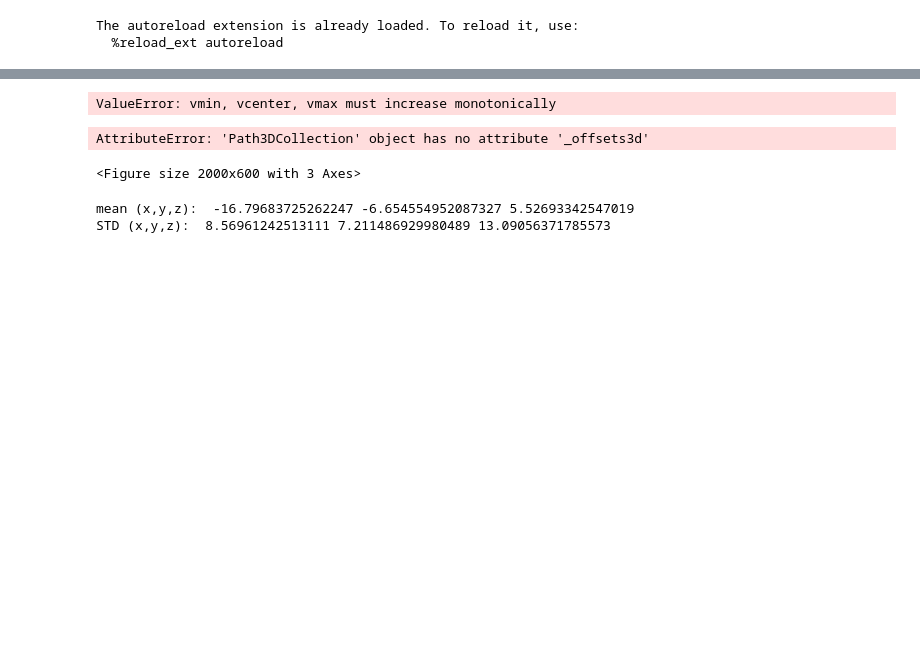
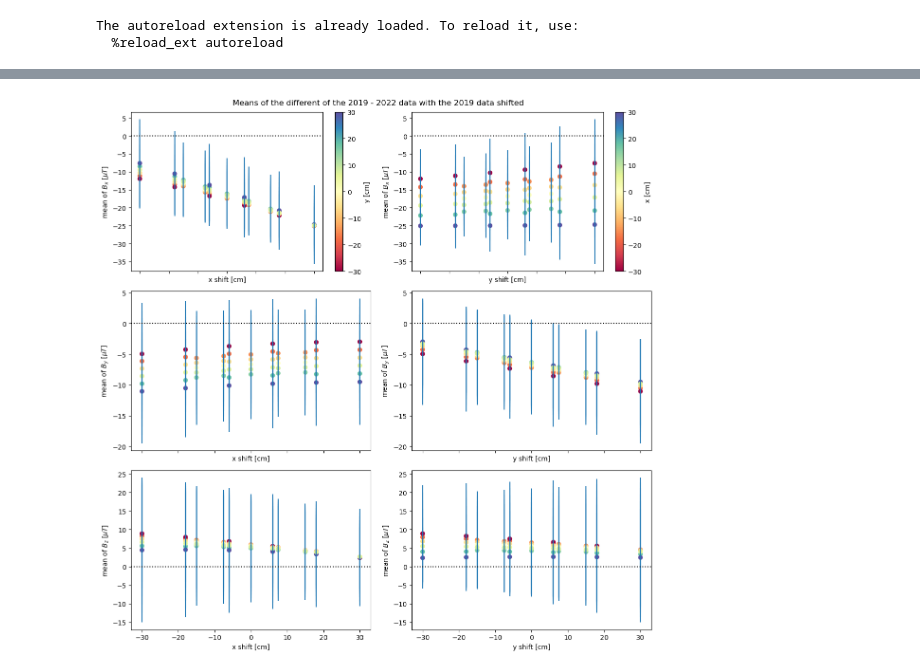
Before and after one commit to eklem1/MesonMagMapping, a Jupyter notebook: Fall_2022/MapComparedShiftTest.ipynb, the cells around one changed output, grey strips where cells are left out. Saved outputs shown, nothing was run; the diff lists cells and outputs as text; code cells hidden in the pictures; blank space fills up the shorter version.

Commit message:
Started work on looking if we have a shift in the data coords

```diff
--- a/Fall_2022/MapComparedShiftTest.ipynb
+++ b/Fall_2022/MapComparedShiftTest.ipynb
@@ -120,20 +107,62 @@ df_compare['dB_z'] = df_compare['B_z'] - df_compare['B_z_22']
+# %%
+fig, axs = plt.subplots(3, 2, figsize=(12,12), sharex=True)
+plt.suptitle("Means of the different of the 2019 - 2022 data with the 2019 data shifted")
+
+axs = axs.flatten()
+
+Q1 = axs[0].scatter(comparisonshifts[0], comparisonResults[0, 0, :], c=comparisonshifts[1], cmap='Spectral')
+axs[0].errorbar(comparisonshifts[0], comparisonResults[0, 0, :], yerr=comparisonResults[0, 1, :],
+             ls="", marker="")
+axs[0].set_xlabel('x shift [cm]')
+axs[0].set_ylabel('mean of $B_x$ [$\mu T$]')
+cbar_y = plt.colorbar(Q1, ax=axs[0], label='y [cm]')
+
+Q2 = axs[1].scatter(comparisonshifts[1], comparisonResults[0, 0, :], c=comparisonshifts[0], cmap='Spectral')
+axs[1].errorbar(comparisonshifts[1], comparisonResults[0, 0, :], yerr=comparisonResults[0, 1, :],
+             ls="", marker="")
+axs[1].set_xlabel('y shift [cm]')
+axs[1].set_ylabel('mean of $B_x$ [$\mu T$]')
+cbar_x = plt.colorbar(Q2, ax=axs[1], label='x [cm]')
+
+Q3 = axs[2].scatter(comparisonshifts[0], comparisonResults[1, 0, :], c=comparisonshifts[1], cmap='Spectral')
+axs[2].errorbar(comparisonshifts[0], comparisonResults[1, 0, :], yerr=comparisonResults[1, 1, :],
+             ls="", marker="")
+axs[2].set_xlabel('x shift [cm]')
+axs[2].set_ylabel('mean of $B_y$ [$\mu T$]')
+
+Q4 = axs[3].scatter(comparisonshifts[1], comparisonResults[1, 0, :], c=comparisonshifts[0], cmap='Spectral')
+axs[3].errorbar(comparisonshifts[1], comparisonResults[1, 0, :], yerr=comparisonResults[1, 1, :],
+             ls="", marker="")
+axs[3].set_xlabel('y shift [cm]')
+axs[3].set_ylabel('mean of $B_y$ [$\mu T$]')
+
+Q5 = axs[4].scatter(comparisonshifts[0], comparisonResults[2, 0, :], c=comparisonshifts[1], cmap='Spectral')
+axs[4].errorbar(comparisonshifts[0], comparisonResults[2, 0, :], yerr=comparisonResults[2, 1, :],
+             ls="", marker="")
+axs[4].set_xlabel('x shift [cm]')
+axs[4].set_ylabel('mean of $B_z$ [$\mu T$]')
+
+Q6 = axs[5].scatter(comparisonshifts[1], comparisonResults[2, 0, :], c=comparisonshifts[0], cmap='Spectral')
+axs[5].errorbar(comparisonshifts[1], comparisonResults[2, 0, :], yerr=comparisonResults[2, 1, :],
+             ls="", marker="")
+axs[5].set_xlabel('y shift [cm]')
+axs[5].set_ylabel('mean of $B_z$ [$\mu T$]')
+
+axs[0].axhline(0, ls=":", color="black")
+axs[1].axhline(0, ls=":", color="black")
+axs[2].axhline(0, ls=":", color="black")
+axs[3].axhline(0, ls=":", color="black")
+axs[4].axhline(0, ls=":", color="black")
+axs[5].axhline(0, ls=":", color="black")
+
+plt.tight_layout()
+plt.show()
+# %% [output]
+[figure, added]
 # %%
-# titleS = "Difference of mapping data components \n 2019 data - 2022 data"
-titleS = "What I think the correct placement is"
+# # titleS = "Difference of mapping data components \n 2019 data - 2022 data"
+# titleS = "What I think the correct placement is"
 
-
-ppf.PlotComponents(df_compare_2, Compare=True, lims=None, title=titleS, Sample=None)
-# plt.savefig('plots/compare_3C.png', bbox_inches='tight')
-plt.show()
+# ppf.PlotComponents(df_compare_2, Compare=True, lims=None, title=titleS, Sample=None)
+# # plt.savefig('plots/compare_3C.png', bbox_inches='tight')
+# plt.show()
-# %% [output]
-ValueError: vmin, vcenter, vmax must increase monotonically
-AttributeError: 'Path3DCollection' object has no attribute '_offsets3d'
-<Figure size 2000x600 with 3 Axes>
-# %%
-print("mean (x,y,z): ", np.mean(df_compare['dB_x']), np.mean(df_compare['dB_y']),
-      np.mean(df_compare['dB_z']))
-print("STD (x,y,z): ", np.std(df_compare['dB_x']), np.std(df_compare['dB_y']),
-      np.std(df_compare['dB_z']))
-# %% [output]
-mean (x,y,z):  -16.79683725262247 -6.654554952087327 5.52693342547019
-STD (x,y,z):  8.56961242513111 7.211486929980489 13.09056371785573
```
Also changed, not shown: parts of 4 cells of this notebook, 3 other files.
